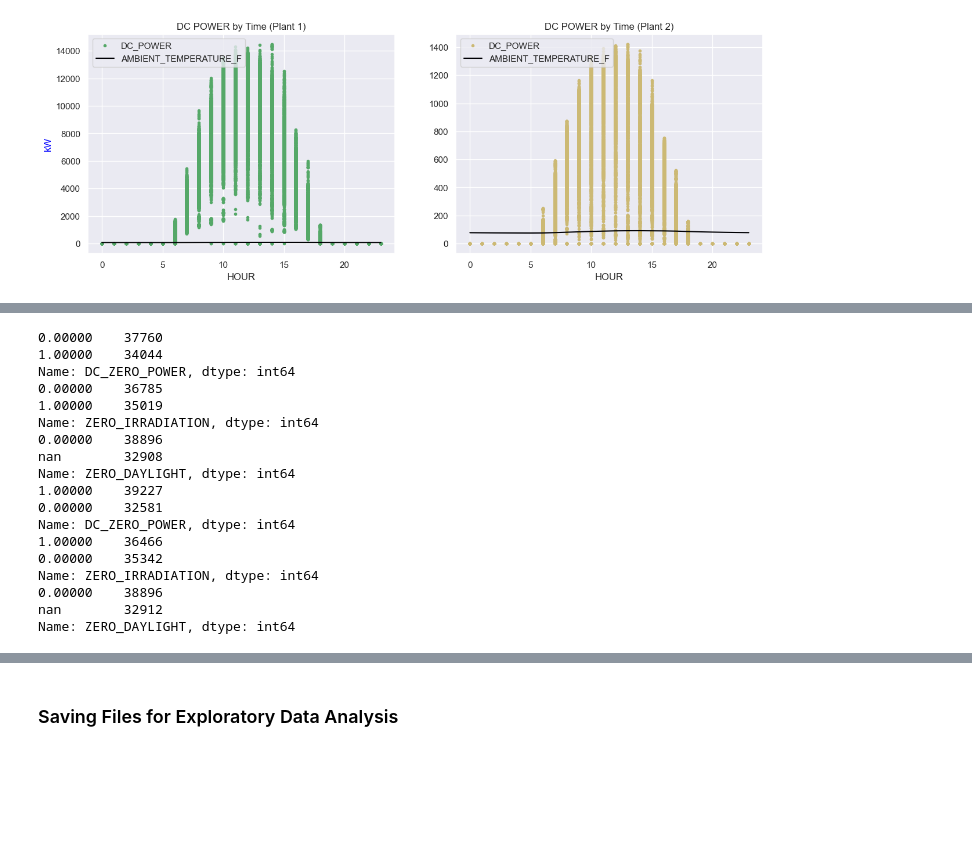
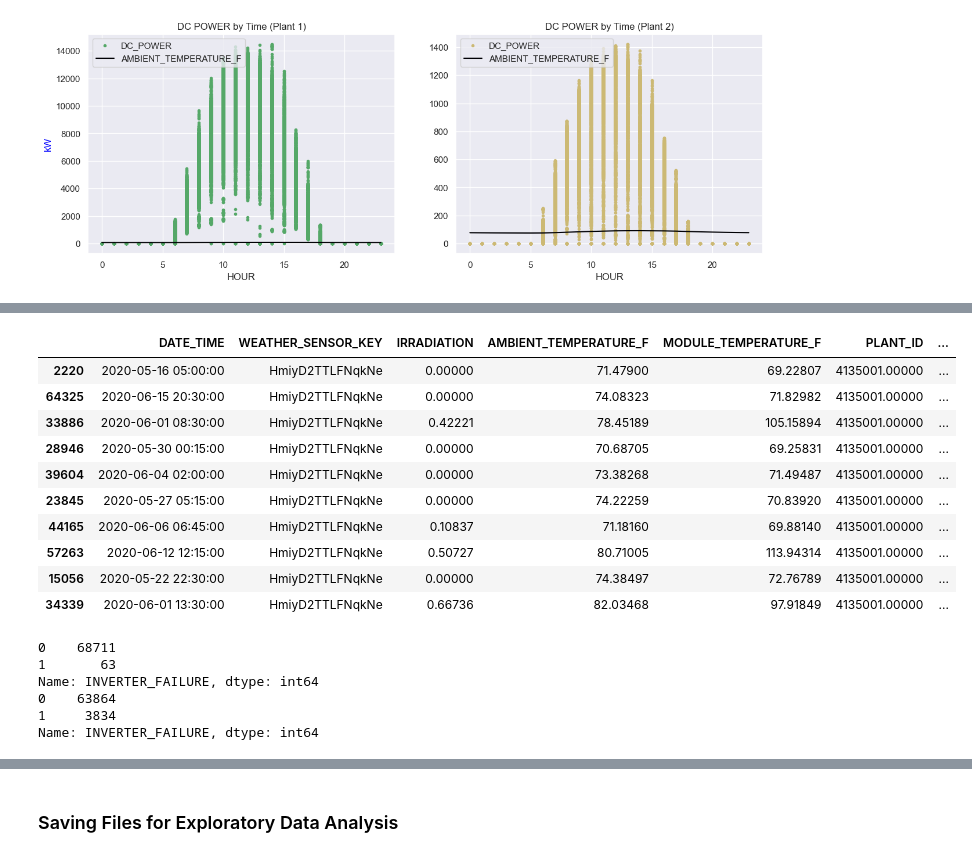
Before and after one commit to dohnjawson88/Solar-Energy-Analysis-C2, a Jupyter notebook: code/Capstone 2_ Data Wrangling.ipynb, the cells around one changed output, grey strips where cells are left out. Saved outputs shown, nothing was run; the diff lists cells and outputs as text; code cells hidden in the pictures; blank space fills up the shorter version.

```diff
--- a/code/Capstone 2_ Data Wrangling.ipynb
+++ b/code/Capstone 2_ Data Wrangling.ipynb
@@ -1154,0 +870,14 @@ for df in [P1_NO_NULL, P2_NO_NULL]:
+# %%
+P1_INVETER.sample(10)
+# %% [output]
+|  | DATE_TIME | WEATHER_SENSOR_KEY | IRRADIATION | AMBIENT_TEMPERATURE_F | MODULE_TEMPERATURE_F | PLANT_ID | ... |
+| 2220 | 2020-05-16 05:00:00 | HmiyD2TTLFNqkNe | 0.00000 | 71.47900 | 69.22807 | 4135001.00000 | ... |
+| 64325 | 2020-06-15 20:30:00 | HmiyD2TTLFNqkNe | 0.00000 | 74.08323 | 71.82982 | 4135001.00000 | ... |
+| 33886 | 2020-06-01 08:30:00 | HmiyD2TTLFNqkNe | 0.42221 | 78.45189 | 105.15894 | 4135001.00000 | ... |
+| 28946 | 2020-05-30 00:15:00 | HmiyD2TTLFNqkNe | 0.00000 | 70.68705 | 69.25831 | 4135001.00000 | ... |
+| 39604 | 2020-06-04 02:00:00 | HmiyD2TTLFNqkNe | 0.00000 | 73.38268 | 71.49487 | 4135001.00000 | ... |
+| 23845 | 2020-05-27 05:15:00 | HmiyD2TTLFNqkNe | 0.00000 | 74.22259 | 70.83920 | 4135001.00000 | ... |
+| 44165 | 2020-06-06 06:45:00 | HmiyD2TTLFNqkNe | 0.10837 | 71.18160 | 69.88140 | 4135001.00000 | ... |
+| 57263 | 2020-06-12 12:15:00 | HmiyD2TTLFNqkNe | 0.50727 | 80.71005 | 113.94314 | 4135001.00000 | ... |
+| 15056 | 2020-05-22 22:30:00 | HmiyD2TTLFNqkNe | 0.00000 | 74.38497 | 72.76789 | 4135001.00000 | ... |
+| 34339 | 2020-06-01 13:30:00 | HmiyD2TTLFNqkNe | 0.66736 | 82.03468 | 97.91849 | 4135001.00000 | ... |
@@ -1155,24 +890,10 @@ for df in [P1_NO_NULL, P2_NO_NULL]:
 # %%
-for df in [P1_NO_NULL, P2_NO_NULL]:
-    print(df.DC_ZERO_POWER.value_counts(dropna=False))
-    print(df.ZERO_IRRADIATION.value_counts(dropna=False))
-    print(df.ZERO_DAYLIGHT.value_counts(dropna=False))
+for df in [P1_INVETER, P2_INVETER]:
+    print(df.INVERTER_FAILURE.value_counts(dropna=False))
 # %% [output]
-0.00000    37760
-1.00000    34044
-Name: DC_ZERO_POWER, dtype: int64
-0.00000    36785
-1.00000    35019
-Name: ZERO_IRRADIATION, dtype: int64
-0.00000    38896
-nan        32908
-Name: ZERO_DAYLIGHT, dtype: int64
-1.00000    39227
-0.00000    32581
-Name: DC_ZERO_POWER, dtype: int64
-1.00000    36466
-0.00000    35342
-Name: ZERO_IRRADIATION, dtype: int64
-0.00000    38896
-nan        32912
-Name: ZERO_DAYLIGHT, dtype: int64
+0    68711
+1       63
+Name: INVERTER_FAILURE, dtype: int64
+0    63864
+1     3834
+Name: INVERTER_FAILURE, dtype: int64
```
Also changed, not shown: parts of 57 cells of this notebook, 2 other files.
